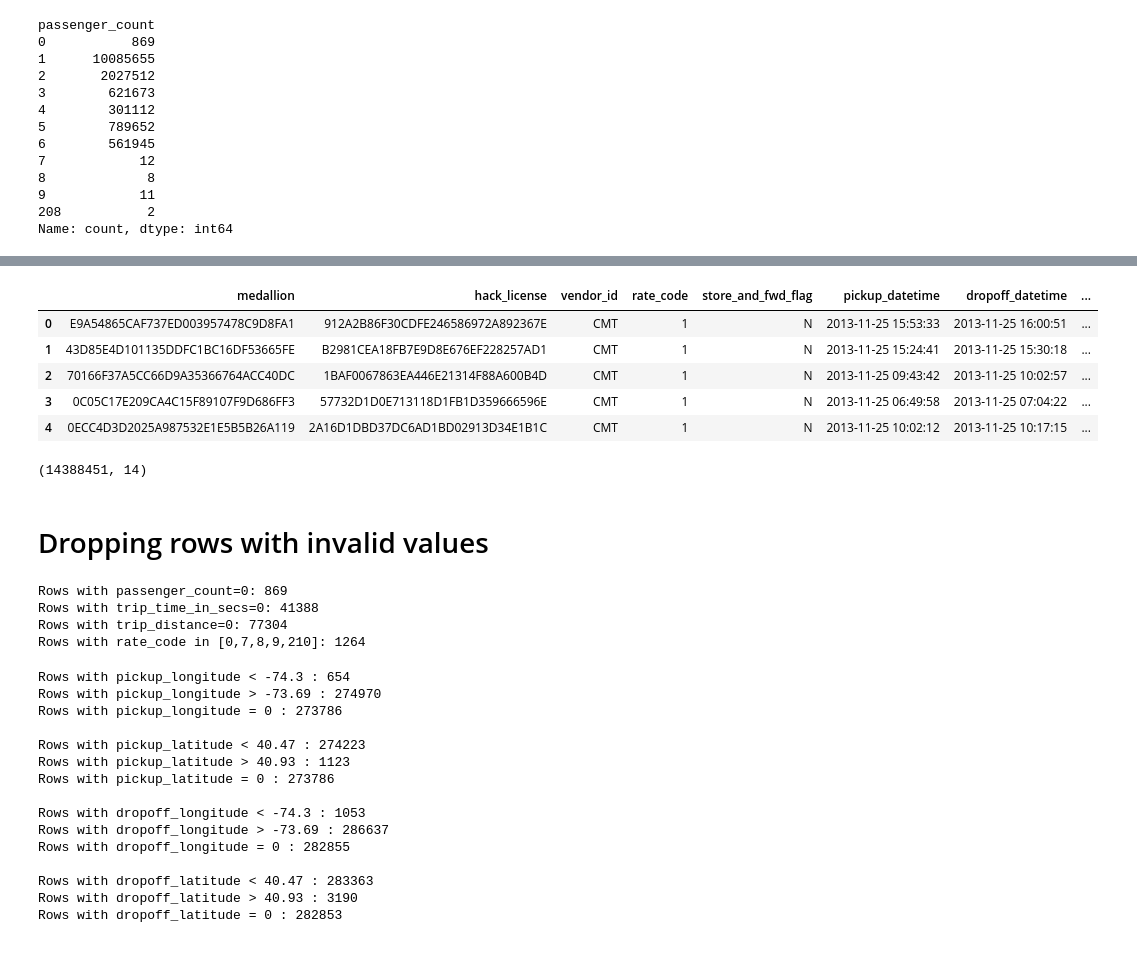
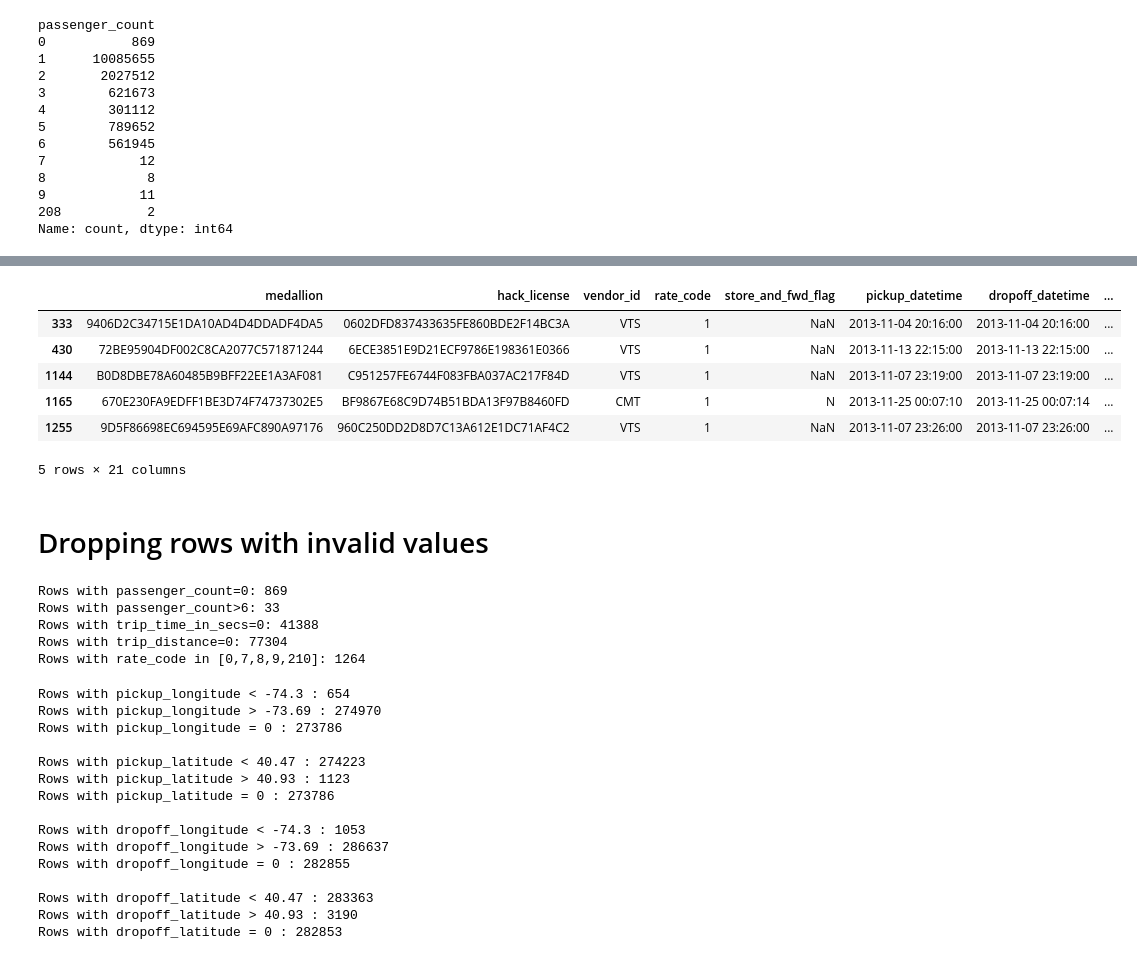
Before and after one commit to benmurphy97/nyc-taxi-cab, a Jupyter notebook: data_exploration.ipynb, the cells around one changed output, grey strips where cells are left out. Cells and saved outputs as stored; diff of their text form; code cells hidden in the pictures.

```diff
--- a/data_exploration.ipynb
+++ b/data_exploration.ipynb
@@ -71,3 +79,6 @@ Index(['medallion', 'hack_license', 'vendor_id', 'pickup_datetime',
        'payment_type', 'fare_amount', 'surcharge', 'mta_tax', 'tip_amount',
        'tolls_amount', 'total_amount'],
       dtype='object')
+# %%
+trips = pd.merge(trips, fares, on=['medallion', 'hack_license', 'vendor_id', 'pickup_datetime'], how="left")
+trips.head()
@@ -161,13 +196,0 @@ plt.show()
-# %%
-trips.head()
-# %% [output]
-|  | medallion | hack_license | vendor_id | rate_code | store_and_fwd_flag | pickup_datetime | dropoff_datetime | ... |
-| 0 | E9A54865CAF737ED003957478C9D8FA1 | 912A2B86F30CDFE246586972A892367E | CMT | 1 | N | 2013-11-25 15:53:33 | 2013-11-25 16:00:51 | ... |
-| 1 | 43D85E4D101135DDFC1BC16DF53665FE | B2981CEA18FB7E9D8E676EF228257AD1 | CMT | 1 | N | 2013-11-25 15:24:41 | 2013-11-25 15:30:18 | ... |
-| 2 | 70166F37A5CC66D9A35366764ACC40DC | 1BAF0067863EA446E21314F88A600B4D | CMT | 1 | N | 2013-11-25 09:43:42 | 2013-11-25 10:02:57 | ... |
-| 3 | 0C05C17E209CA4C15F89107F9D686FF3 | 57732D1D0E713118D1FB1D359666596E | CMT | 1 | N | 2013-11-25 06:49:58 | 2013-11-25 07:04:22 | ... |
-| 4 | 0ECC4D3D2025A987532E1E5B5B26A119 | 2A16D1DBD37DC6AD1BD02913D34E1B1C | CMT | 1 | N | 2013-11-25 10:02:12 | 2013-11-25 10:17:15 | ... |
-# %%
-trips.shape
-# %% [output]
-(14388451, 14)
@@ -186,2 +197,12 @@ trips.shape
+# %%
+trips[trips['fare_amount']==2.5].head()
+# %% [output]
+|  | medallion | hack_license | vendor_id | rate_code | store_and_fwd_flag | pickup_datetime | dropoff_datetime | ... |
+| 333 | 9406D2C34715E1DA10AD4D4DDADF4DA5 | 0602DFD837433635FE860BDE2F14BC3A | VTS | 1 | NaN | 2013-11-04 20:16:00 | 2013-11-04 20:16:00 | ... |
+| 430 | 72BE95904DF002C8CA2077C571871244 | 6ECE3851E9D21ECF9786E198361E0366 | VTS | 1 | NaN | 2013-11-13 22:15:00 | 2013-11-13 22:15:00 | ... |
+| 1144 | B0D8DBE78A60485B9BFF22EE1A3AF081 | C951257FE6744F083FBA037AC217F84D | VTS | 1 | NaN | 2013-11-07 23:19:00 | 2013-11-07 23:19:00 | ... |
+| 1165 | 670E230FA9EDFF1BE3D74F74737302E5 | BF9867E68C9D74B51BDA13F97B8460FD | CMT | 1 | N | 2013-11-25 00:07:10 | 2013-11-25 00:07:14 | ... |
+| 1255 | 9D5F86698EC694595E69AFC890A97176 | 960C250DD2D8D7C13A612E1DC71AF4C2 | VTS | 1 | NaN | 2013-11-07 23:26:00 | 2013-11-07 23:26:00 | ... |
+5 rows × 21 columns
 # %% [markdown]
 # Dropping rows with invalid values
@@ -188,12 +220,12 @@ trips.shape
 # %%
 print("Rows with passenger_count=0:", len(trips[trips['passenger_count']==0]))
+print("Rows with passenger_count>6:", len(trips[trips['passenger_count']>6]))
 print("Rows with trip_time_in_secs=0:", len(trips[trips['trip_time_in_secs']==0]))
 print("Rows with trip_distance=0:", len(trips[trips['trip_distance']==0.0]))
 print("Rows with rate_code in [0,7,8,9,210]:", len(trips[trips['rate_code'].isin([0,7,8,9,210])]))
-
-# print("Rows with pickup_longitude=0:", len(trips.loc[trips['pickup_longitude']==0.0]))
 # %% [output]
 Rows with passenger_count=0: 869
+Rows with passenger_count>6: 33
 Rows with trip_time_in_secs=0: 41388
 Rows with trip_distance=0: 77304
 Rows with rate_code in [0,7,8,9,210]: 1264
```
Also changed, not shown: parts of 16 cells of this notebook.
